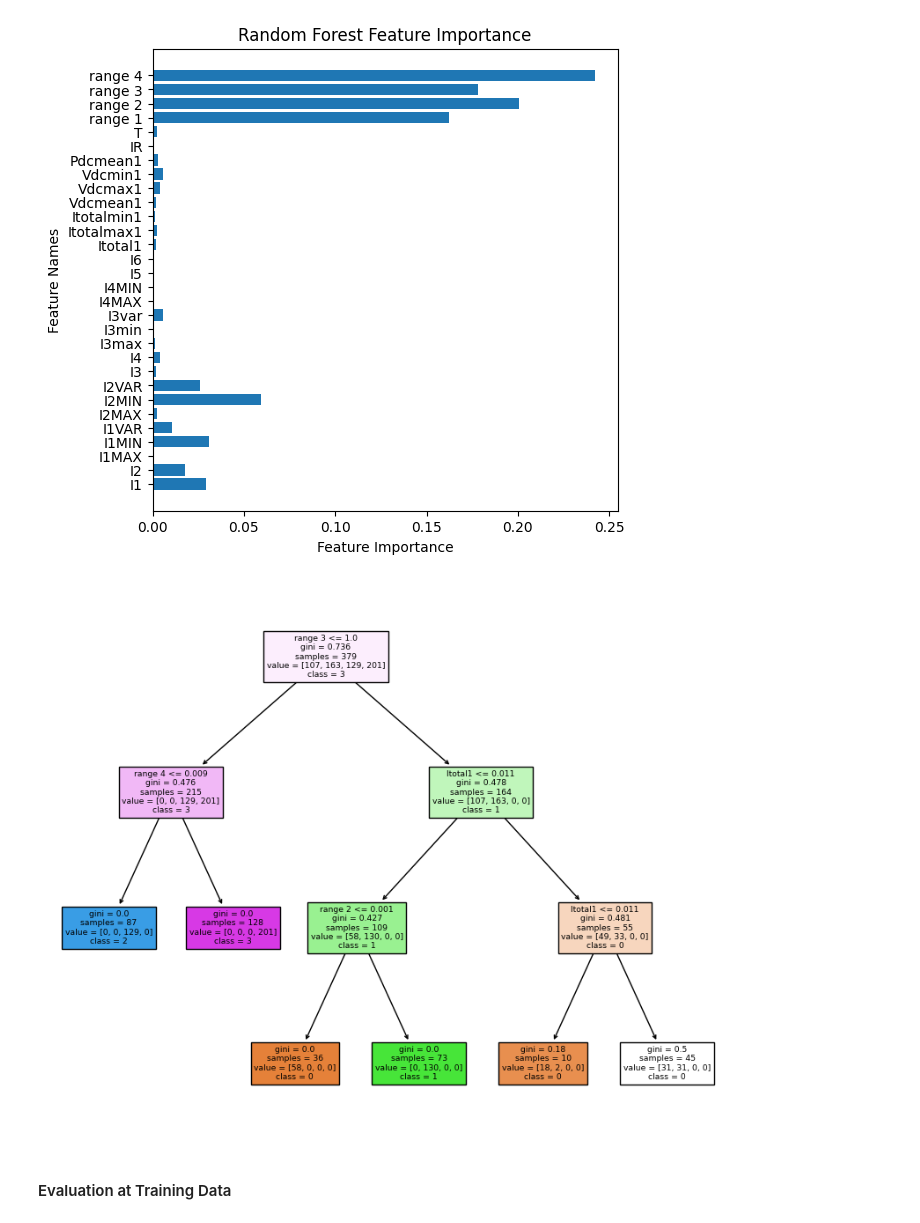
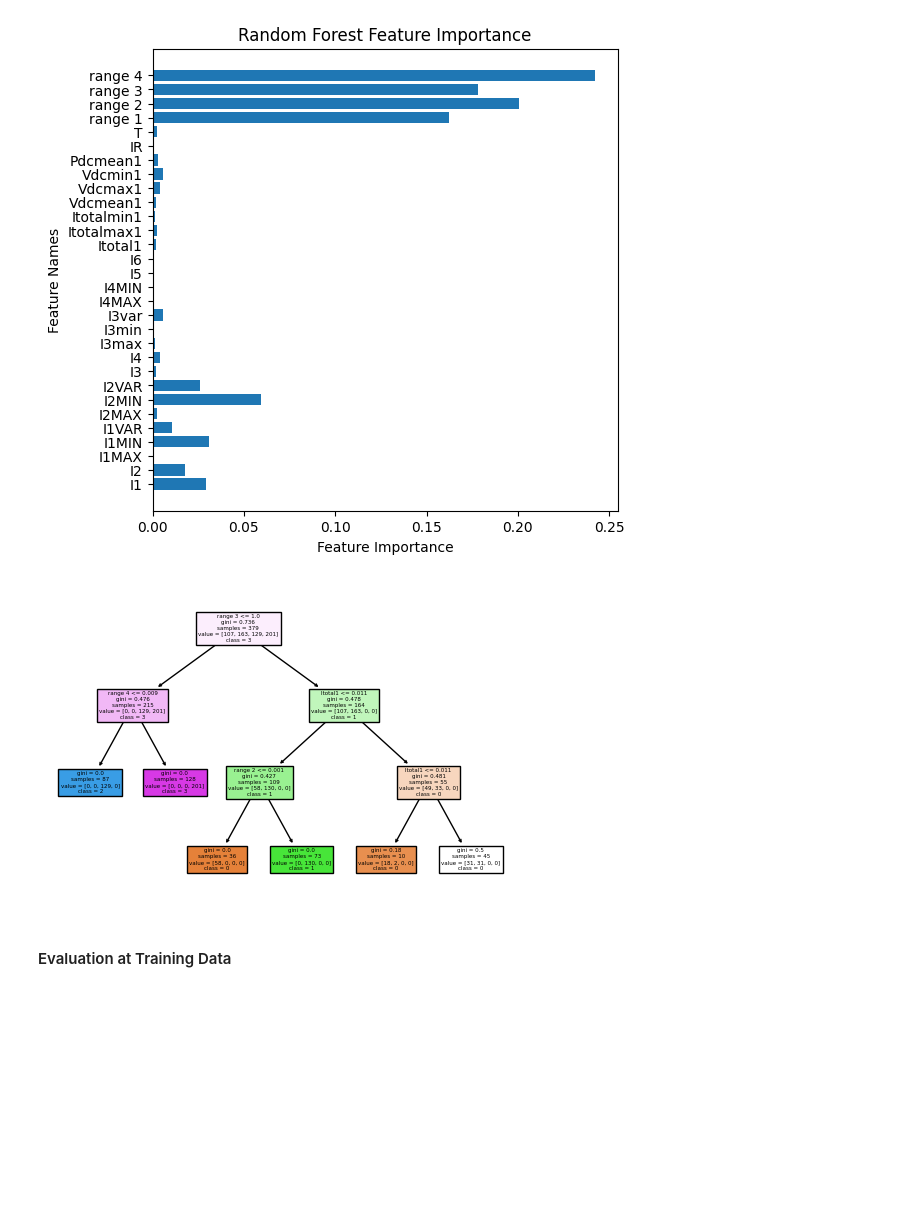
Before and after one commit to SarantisPapachrist/Diploma-Thesis, a Jupyter notebook: PV_dataset/random_forest_PV.ipynb, the cells around one changed output. Cells and saved outputs as stored; diff of their text form; code cells hidden in the pictures; blank space fills up the shorter version.

```diff
--- a/PV_dataset/random_forest_PV.ipynb
+++ b/PV_dataset/random_forest_PV.ipynb
@@ -83,7 +84,7 @@ X_test_scaled = pd.DataFrame(scaler.transform(X_test), columns=X_test.columns)
 #### Random Forest Algorithm
 # %%
 from sklearn.ensemble import RandomForestClassifier
-from sklearn.model_selection import GridSearchCV
+from sklearn.model_selection import GridSearchCV, cross_val_score, KFold
 
 # Parameter grid
 param_grid = {
@@ -108,8 +109,10 @@ best_score = grid_search.best_score_
 print(f'Best Parameters: {best_params}')
 print(f'Best Mean Cross-Validated Score: {best_score}')
 
+random_forest = RandomForestClassifier(random_state=42, max_depth=best_params['max_depth'],
+                                       min_samples_leaf=best_params['min_samples_leaf'],
+                                       n_estimators=best_params['n_estimators'])
 
-random_forest = RandomForestClassifier(random_state=42, **best_params)
 random_forest.fit(X_train_scaled, y_train)
 # %% [output]
 Best Parameters: {'max_depth': 3, 'min_samples_leaf': 5, 'n_estimators': 100}
@@ -135,11 +138,11 @@ plt.show()
 # %%
 from sklearn.tree import plot_tree
 
-plt.figure(figsize=(10, 8))
+plt.figure(figsize=(6, 4))
 plot_tree(random_forest.estimators_[1], feature_names=X_train.columns, class_names=['0', '1', '2', '3'], filled=True)
 plt.show()
 # %% [output]
-[figure, old version]
+[figure, new version]
 # %% [markdown]
 #### Evaluation at Training Data
 # %%
```
Also changed, not shown: parts of 7 cells of this notebook.
